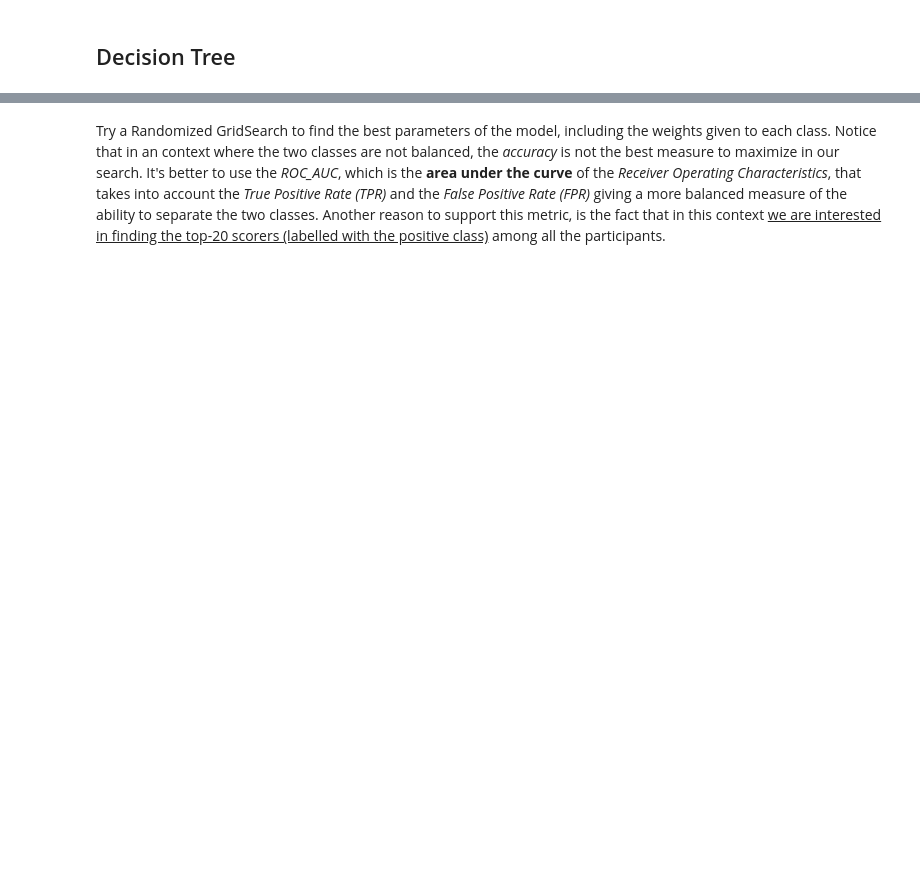
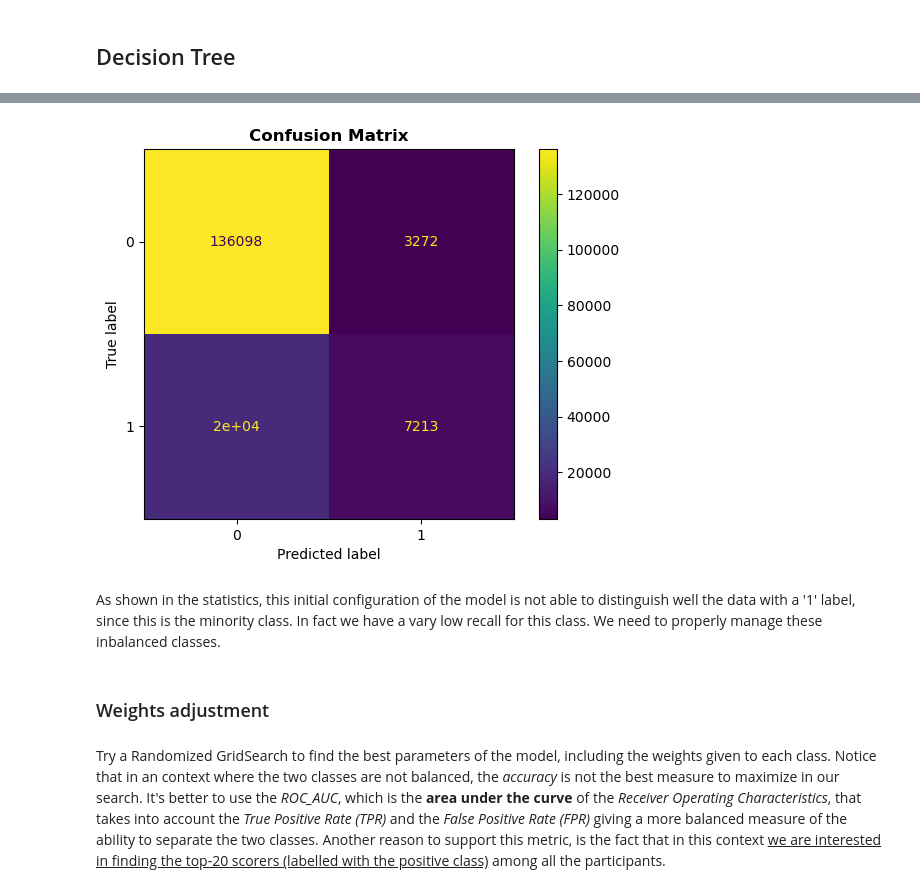
Before and after one commit to luca-rizzo/dm-2024-project, a Jupyter notebook: notebook/test_simo.ipynb, the cells around one changed output, grey strips where cells are left out. Drawn from its saved outputs; the diff is of its cells as text; code cells hidden in the pictures; blank space fills up the shorter version.

```diff
--- a/notebook/test_simo.ipynb
+++ b/notebook/test_simo.ipynb
@@ -723,0 +677,8 @@ class_preprocessed_test_set=test_set.copy()
+# %%
+def plot_confusion_matrix(classifier, prior_labels, predicted_labels):
+    cm = confusion_matrix(prior_labels, predicted_labels)
+    disp = ConfusionMatrixDisplay(confusion_matrix=cm, display_labels=classifier.classes_)
+    disp.plot()
+    plt.title("Confusion Matrix", fontweight='bold')
+    plt.show()
+    plt.close()
@@ -776,3 +749,11 @@ In this first attempt, we immediately notice that the model has very poor *recal
+# %%
+plot_confusion_matrix(dt, validation_label, valid_pred_dt)
+# %% [output]
+[figure, added]
+# %% [markdown]
+As shown in the statistics, this initial configuration of the model is not able to distinguish well the data with a '1' label, since this is the minority class. In fact we have a vary low recall for this class. We need to properly manage these inbalanced classes.
+# %% [markdown]
+### Weights adjustment
 # %% [markdown]
 Try a Randomized GridSearch to find the best parameters of the model, including the weights given to each class. Notice that in an context where the two classes are not balanced, the *accuracy* is not the best measure to maximize in our search. It's better to use the *ROC_AUC*, which is the **area under the curve** of the *Receiver Operating Characteristics*, that takes into account the *True Positive Rate (TPR)* and the *False Positive Rate (FPR)* giving a more balanced measure of the ability to separate the two classes. Another reason to support this metric, is the fact that in this context <ins>we are interested in finding the top-20 scorers (labelled with the positive class)</ins> among all the participants.
 # %%
```
Also changed, not shown: parts of 122 cells of this notebook.
